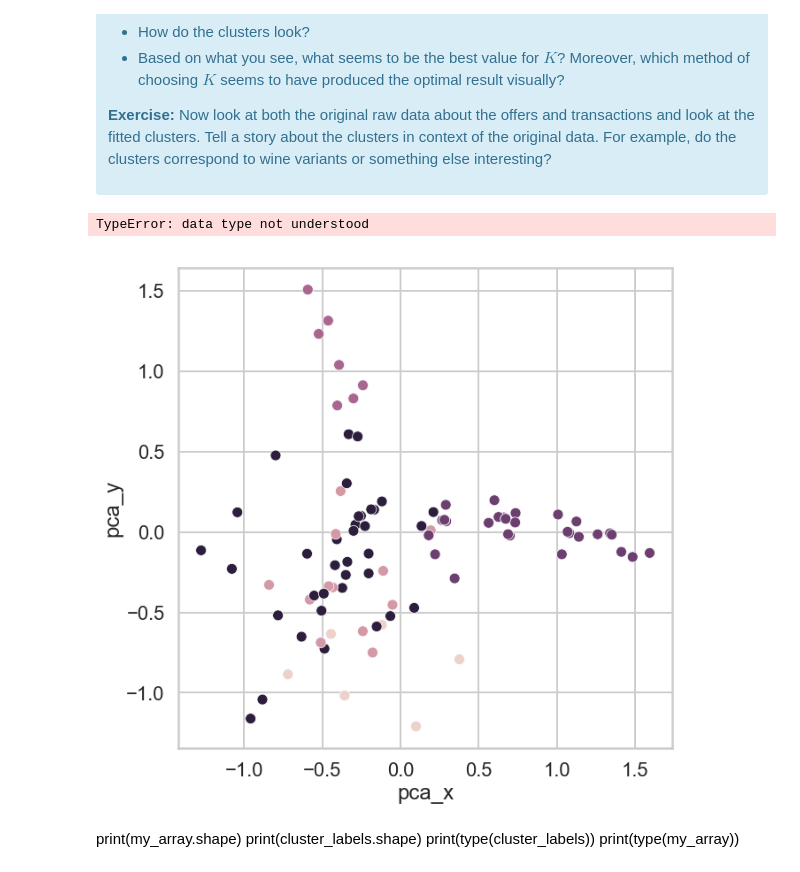
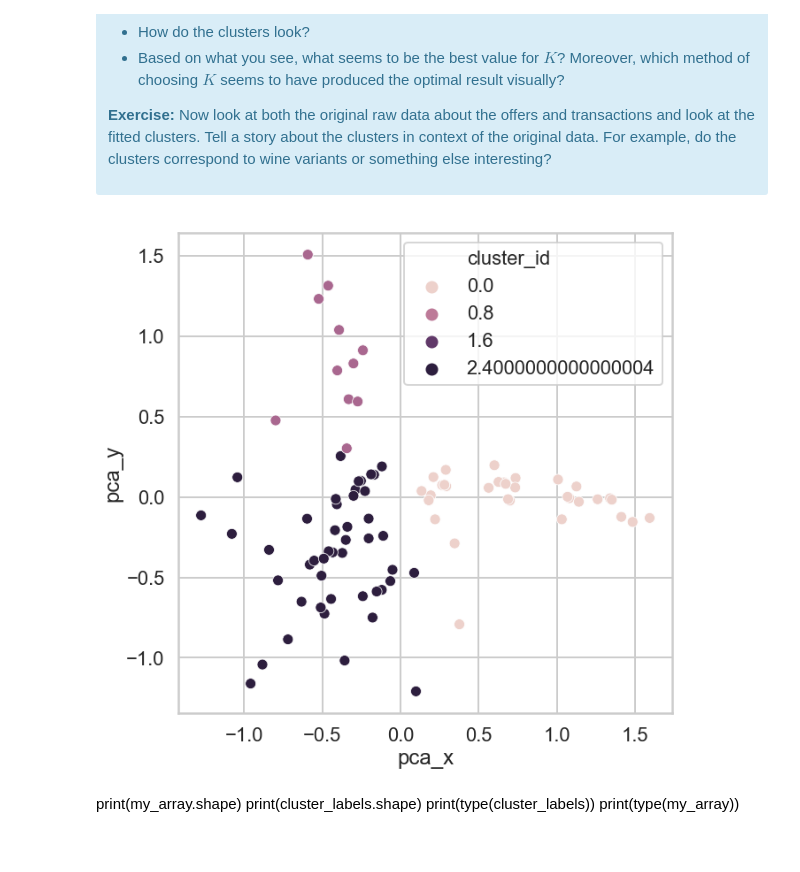
Before and after one commit to iamgauravg/10_5_4_Customer_Segmentation_Using_Clustering, a Jupyter notebook: exploration/data/1479758358_clustering/clustering/Mini_Project_Clustering.ipynb, the cells around one changed output. Drawn from its saved outputs; the diff is of its cells as text; code cells hidden in the pictures.

```diff
--- a/exploration/data/1479758358_clustering/clustering/Mini_Project_Clustering.ipynb
+++ b/exploration/data/1479758358_clustering/clustering/Mini_Project_Clustering.ipynb
@@ -356,26 +357,25 @@ This is only one use of PCA for dimension reduction. We can also use PCA when we
 # %%
 #your turn
 
 
 pca = PCA(n_components=2)
 my_array = pca.fit_transform(X)
 
 
-clusterer = KMeans(n_clusters=5, random_state=1)
+clusterer = KMeans(n_clusters=3, random_state=1)
 cluster_labels = clusterer.fit_predict(X)
 clusterid_x_y = np.column_stack((cluster_labels, my_array))
 
 pca_df = pd.DataFrame(data=clusterid_x_y, index=pivot_df.index)#, cluster_labels.reshape(-1,1))
 pca_df.columns= ['cluster_id', 'pca_x', 'pca_y']
-pca_df['cluster_id'] = pca_df['cluster_id'].astype('category')
+#pca_df['cluster_id'] = pca_df['cluster_id'].astype('category')
 pca_df.head()
 
 plt.figure(figsize=(10,10))
 sns.scatterplot(x='pca_x', y='pca_y', hue='cluster_id', data=pca_df)
 plt.show()
 # %% [output]
-TypeError: data type not understood
-[figure, old version]
+[figure, new version]
 # %% [markdown]
 print(my_array.shape)
 print(cluster_labels.shape)
```
Also changed, not shown: parts of 8 cells of this notebook.
